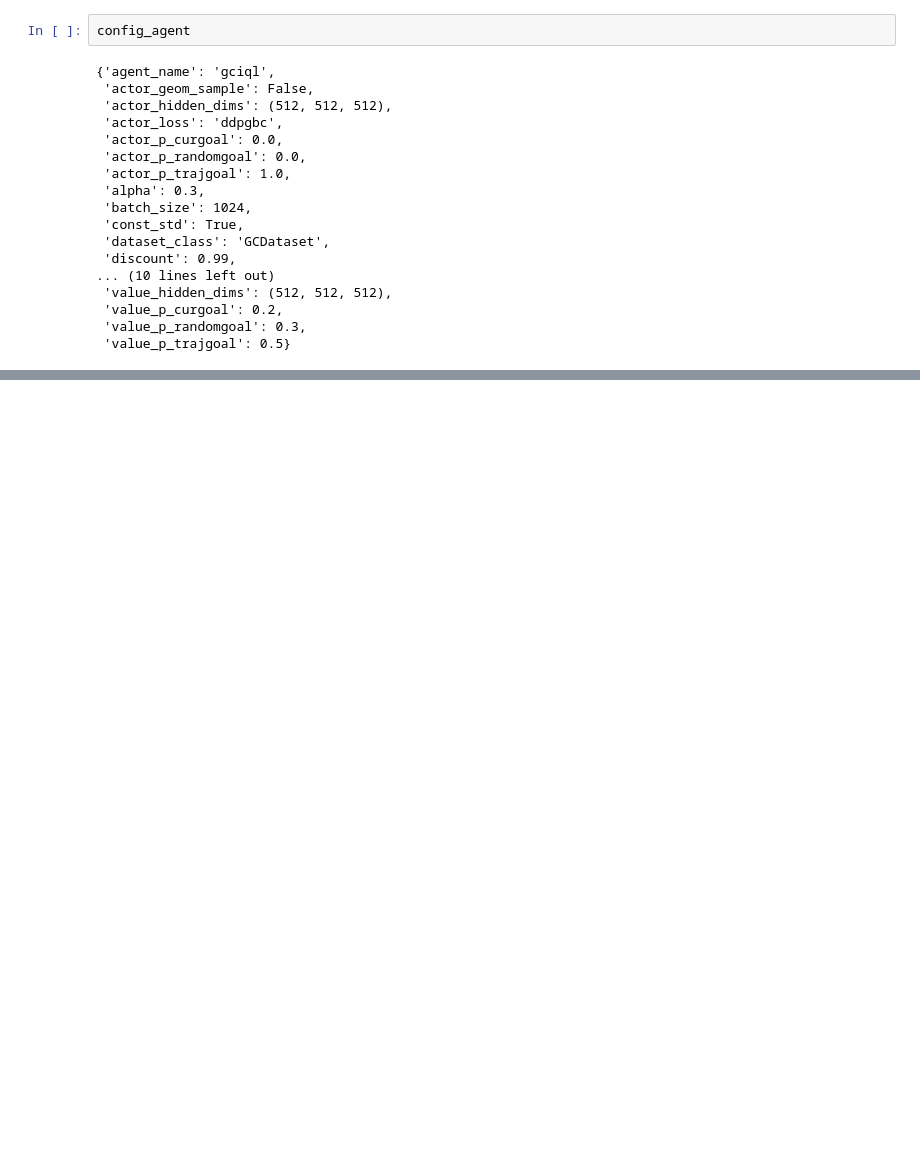
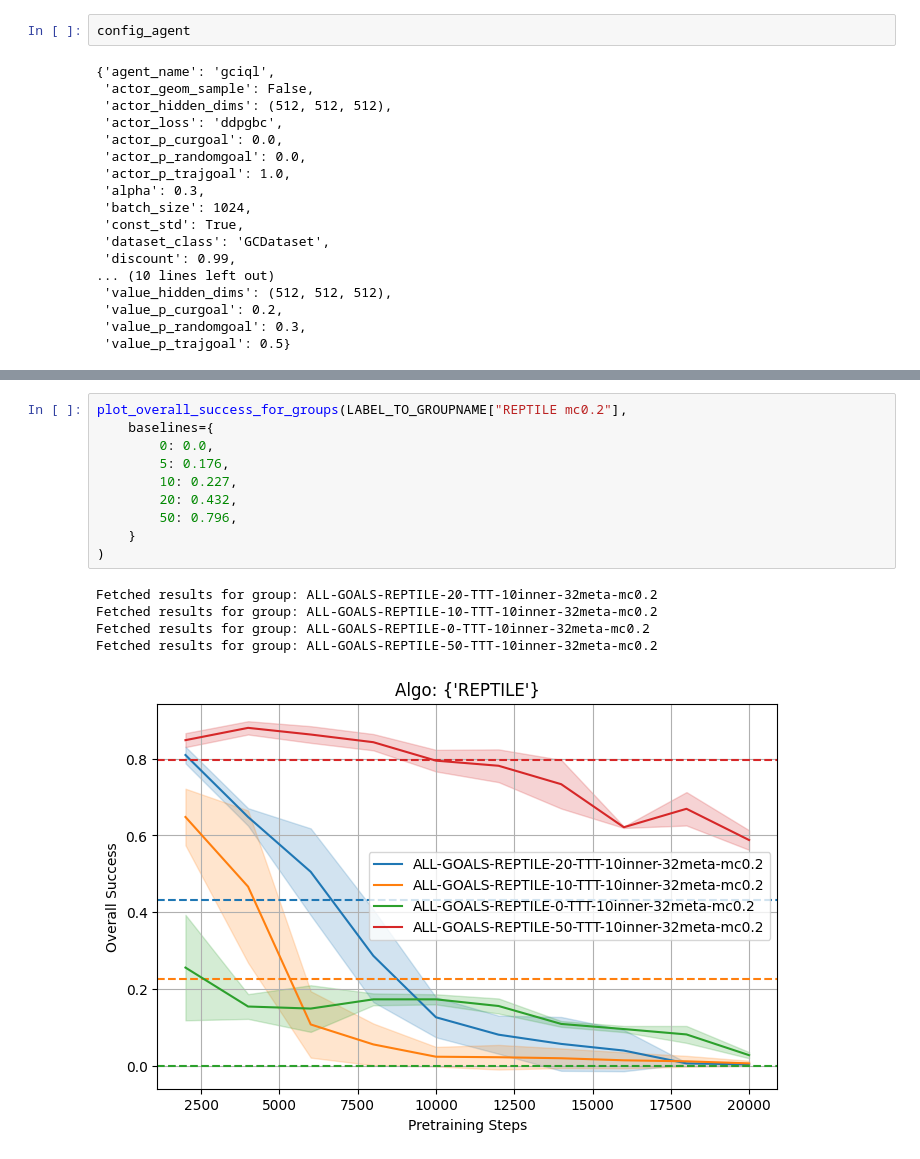
Before and after one commit to antoniomari/meta-gc-rl, a Jupyter notebook: notebooks/exploration.ipynb, the cells around one changed output, grey strips where cells are left out. Cells and saved outputs as stored; diff of their text form; blank space fills up the shorter version.

```diff
--- a/notebooks/exploration.ipynb
+++ b/notebooks/exploration.ipynb
@@ -199,0 +936,16 @@ train_dataset.sample(config_agent["batch_size"])
+# %%
+plot_overall_success_for_groups(LABEL_TO_GROUPNAME["REPTILE mc0.2"],
+    baselines={
+        0: 0.0,
+        5: 0.176,
+        10: 0.227,
+        20: 0.432,
+        50: 0.796,
+    }
+)
+# %% [output]
+Fetched results for group: ALL-GOALS-REPTILE-20-TTT-10inner-32meta-mc0.2
+Fetched results for group: ALL-GOALS-REPTILE-10-TTT-10inner-32meta-mc0.2
+Fetched results for group: ALL-GOALS-REPTILE-0-TTT-10inner-32meta-mc0.2
+Fetched results for group: ALL-GOALS-REPTILE-50-TTT-10inner-32meta-mc0.2
+[figure, added]
```
Also changed, not shown: parts of 41 cells of this notebook, 16 other files.
